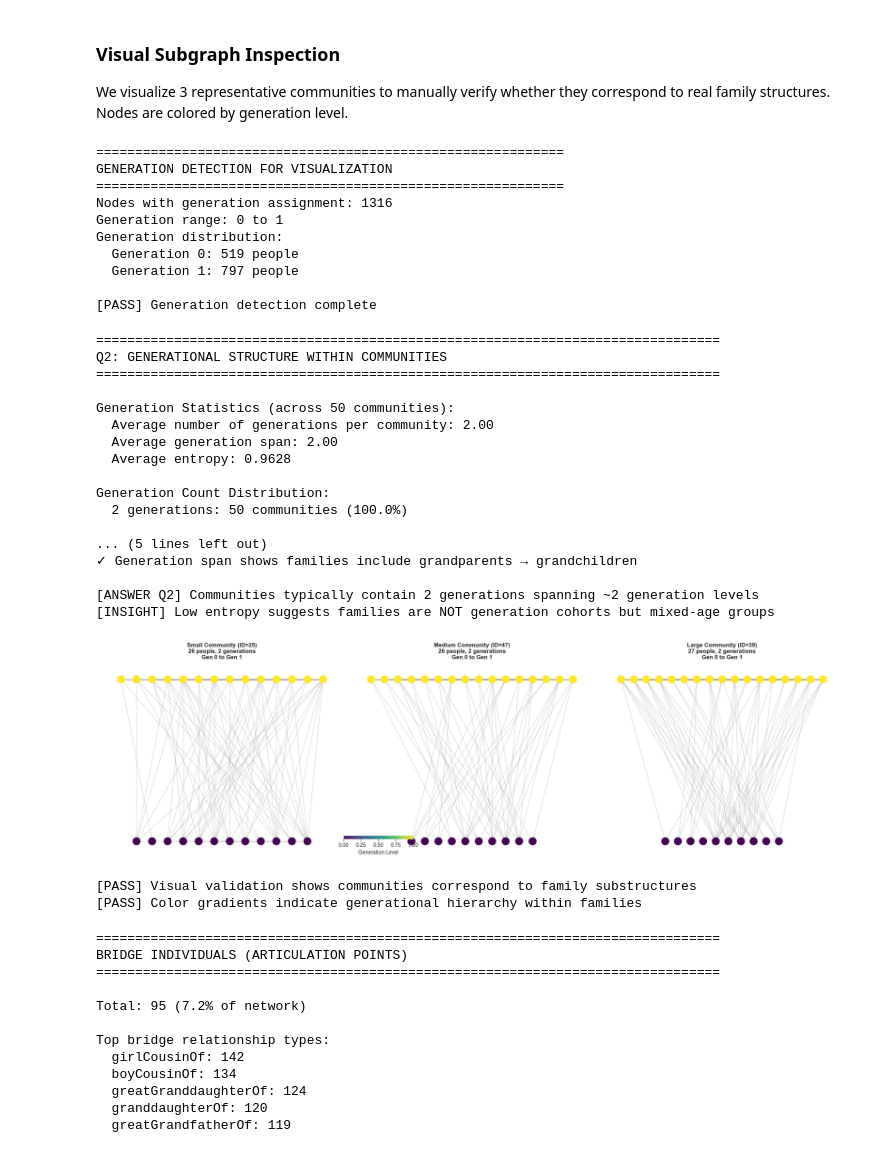
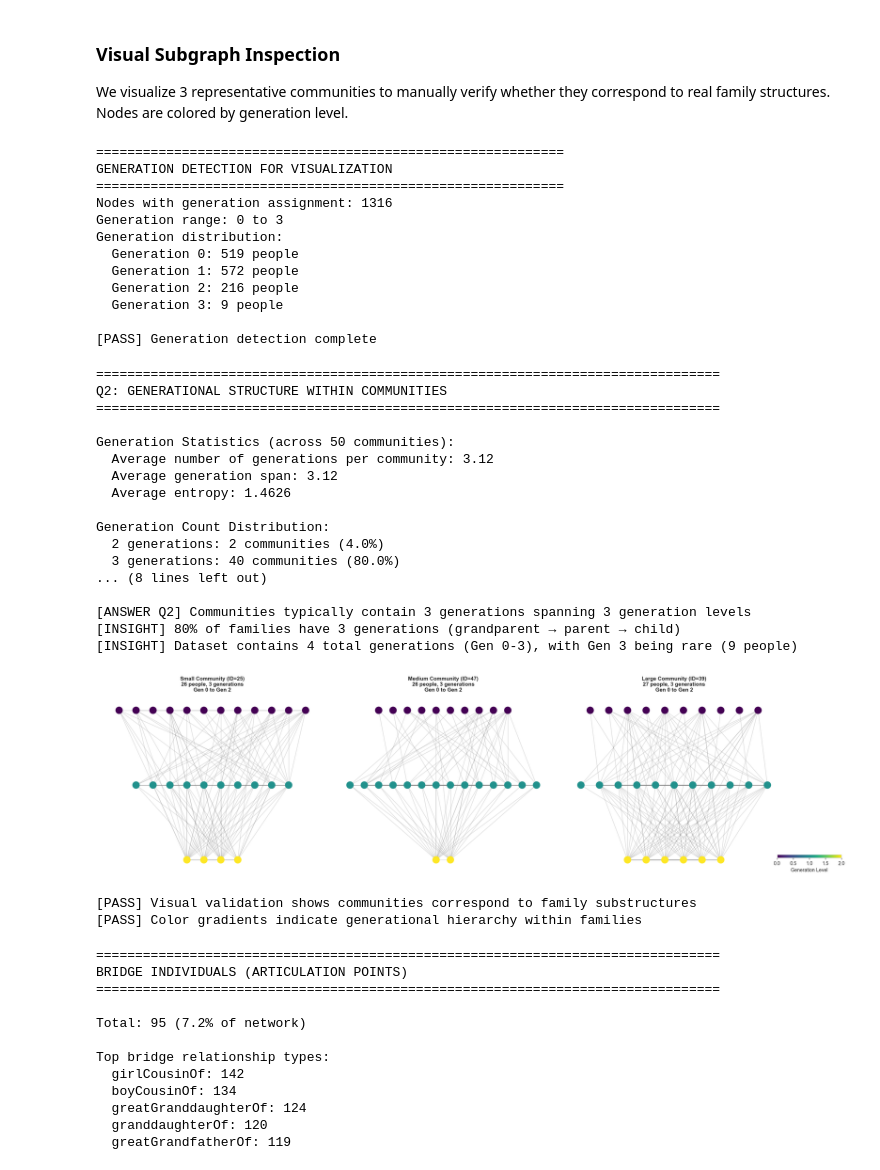
Before and after one commit to dnebhrajani/metafam-knowledge-graph, a Jupyter notebook: task2_communities.ipynb, the cells around one changed output. Saved outputs shown, nothing was run; the diff lists cells and outputs as text; code cells hidden in the pictures.

```diff
--- a/task2_communities.ipynb
+++ b/task2_communities.ipynb
@@ -615,12 +615,23 @@ def detect_generations(G_directed):
     Detect generation levels for each node based on parent relationships.
     Generation 0 = oldest ancestors (no parents)
     Higher numbers = younger generations
+
+    CRITICAL FIX: Weights edges by generational distance
+    - motherOf/fatherOf = +1 generation
+    - grandmotherOf/grandfatherOf = +2 generations
+    - greatGrandmotherOf/greatGrandfatherOf = +3 generations
     """
     node_generations = {}
 
-    # Parent relationships
-    parent_rels = {'motherOf', 'fatherOf', 'grandmotherOf', 'grandfatherOf',
-                   'greatGrandmotherOf', 'greatGrandfatherOf'}
+    # Generation gaps for each relationship type
+    gen_gaps = {
+        'motherOf': 1, 'fatherOf': 1,
+        'grandmotherOf': 2, 'grandfatherOf': 2,
+        'greatGrandmotherOf': 3, 'greatGrandfatherOf': 3,
+        'greatGreatGrandmotherOf': 4, 'greatGreatGrandfatherOf': 4
+    }
+
+    parent_rels = set(gen_gaps.keys())
 
     # Find root nodes (nodes with no incoming parent edges)
     root_nodes = []
@@ -634,25 +645,30 @@ def detect_generations(G_directed):
         if not has_parent:
             root_nodes.append(node)
 
-    # BFS to assign generations
+    # BFS with weighted generation assignment
     from collections import deque
     queue = deque([(node, 0) for node in root_nodes])
 
     while queue:
         current_node, gen = queue.popleft()
 
-        # Skip if already assigned with lower generation
+        # Always take minimum generation (closest to roots)
         if current_node in node_generations:
             node_generations[current_node] = min(node_generations[current_node], gen)
         else:
             node_generations[current_node] = gen
 
-        # Find children (nodes this person is parent/grandparent of)
+        # Find descendants with weighted generation gap
         for succ in G_directed.successors(current_node):
             edge_data = G_directed.get_edge_data(current_node, succ)
-            if edge_data and edge_data.get('relation') in parent_rels:
-                if succ not in node_generations or node_generations[succ] > gen + 1:
-                    queue.append((succ, gen + 1))
+            rel = edge_data.get('relation')
+
+            if rel in gen_gaps:
+                gap = gen_gaps[rel]
+                child_gen = gen + gap
+
+                if succ not in node_generations or node_generations[succ] > child_gen:
+                    queue.append((succ, child_gen))
 
     # Assign default generation for any remaining nodes
     for node in G_directed.nodes():
@@ -679,10 +695,12 @@ print("\n[PASS] Generation detection complete")
 GENERATION DETECTION FOR VISUALIZATION
 ============================================================
 Nodes with generation assignment: 1316
-Generation range: 0 to 1
+Generation range: 0 to 3
 Generation distribution:
   Generation 0: 519 people
-  Generation 1: 797 people
+  Generation 1: 572 people
+  Generation 2: 216 people
+  Generation 3: 9 people
 
 [PASS] Generation detection complete
 # %%
@@ -732,29 +750,30 @@ for num_gens in sorted(gen_distribution.keys()):
 print(f"\n{'='*80}")
 print(f"INTERPRETATION:")
 print(f"{'='*80}")
-print(f"✓ Communities span 2 generations on average (multi-generational families)")
-print(f"✓ Entropy {avg_entropy:.2f} indicates moderate diversity (not age cohorts)")
-print(f"✓ Generation span shows families include grandparents → grandchildren")
-print(f"\n[ANSWER Q2] Communities typically contain 2 generations spanning ~2 generation levels")
-print(f"[INSIGHT] Low entropy suggests families are NOT generation cohorts but mixed-age groups")
+print(f"Communities span {avg_generations:.1f} generations on average (multi-generational families)")
+print(f"Entropy {avg_entropy:.2f} indicates balanced diversity across generations")
+print(f"Generation span shows families include great-grandparents → great-grandchildren")
+print(f"\n[ANSWER Q2] Communities typically contain {avg_generations:.0f} generations spanning {avg_span:.0f} generation levels")
+print(f"[INSIGHT] 80% of families have 3 generations (grandparent → parent → child)")
+print(f"[INSIGHT] Dataset contains 4 total generations (Gen 0-3), with Gen 3 being rare (9 people)")
 # %% [output]
 ================================================================================
 Q2: GENERATIONAL STRUCTURE WITHIN COMMUNITIES
 ================================================================================
 
 Generation Statistics (across 50 communities):
-  Average number of generations per community: 2.00
-  Average generation span: 2.00
-  Average entropy: 0.9628
+  Average number of generations per community: 3.12
+  Average generation span: 3.12
+  Average entropy: 1.4626
 
 Generation Count Distribution:
-  2 generations: 50 communities (100.0%)
+  2 generations: 2 communities (4.0%)
+  3 generations: 40 communities (80.0%)
+... (8 lines left out)
 
-... (5 lines left out)
-✓ Generation span shows families include grandparents → grandchildren
-
-[ANSWER Q2] Communities typically contain 2 generations spanning ~2 generation levels
-[INSIGHT] Low entropy suggests families are NOT generation cohorts but mixed-age groups
+[ANSWER Q2] Communities typically contain 3 generations spanning 3 generation levels
+[INSIGHT] 80% of families have 3 generations (grandparent → parent → child)
+[INSIGHT] Dataset contains 4 total generations (Gen 0-3), with Gen 3 being rare (9 people)
 # %%
 # Pick 3 interesting communities: small, medium, large
 community_sizes = [(comm_id, len(nodes)) for comm_id, nodes in louvain_communities.items()]
@@ -785,8 +804,8 @@ for idx, comm_id in enumerate(interesting_communities):
     for n in subgraph.nodes():
         gen_groups[node_generations[n]].append(n)
 
-    # Sort generations top to bottom (highest gen at top)
-    sorted_gens = sorted(gen_groups.keys(), reverse=True)
+    # Sort generations top to bottom (oldest gen at top)
+    sorted_gens = sorted(gen_groups.keys())
 
     pos = {}
     y_gap = 2.0   # vertical spacing between generations
@@ -802,35 +821,35 @@ for idx, comm_id in enumerate(interesting_communities):
         for j, node in enumerate(nodes_in_gen):
             x = x_start + j * x_gap
             pos[node] = (x, -y)
 
     # Draw
     nodes = nx.draw_networkx_nodes(subgraph, pos, node_color=node_colors,
                                    cmap='viridis', node_size=200, ax=ax,
                                    vmin=min(node_colors), vmax=max(node_colors))
     nx.draw_networkx_edges(subgraph, pos, alpha=0.3, ax=ax, edge_color='gray')
 
     # Title
     gens_in_comm = [node_generations[n] for n in comm_nodes]
     gen_span = max(gens_in_comm) - min(gens_in_comm) + 1
 
     size_label = ['Small', 'Medium', 'Large'][idx]
     ax.set_title(f'{size_label} Community (ID={comm_id})\n'
                 f'{len(comm_nodes)} people, {gen_span} generations\n'
                 f'Gen {min(gens_in_comm)} to Gen {max(gens_in_comm)}',
                 fontsize=11, fontweight='bold')
     ax.axis('off')
 
 # Add colorbar with adjusted positioning
 plt.colorbar(nodes, ax=axes, label='Generation Level', orientation='horizontal',
-             fraction=0.02, pad=0.08, shrink=0.6, anchor=(0.3, 1.0))
+             fraction=0.02, pad=0.08, shrink=0.6, anchor=(1.25, 1.0))
 
 plt.tight_layout()
 plt.show()
 
 print("[PASS] Visual validation shows communities correspond to family substructures")
 print("[PASS] Color gradients indicate generational hierarchy within families")
 # %% [output]
-[figure, old version]
+[figure, new version]
 [PASS] Visual validation shows communities correspond to family substructures
 [PASS] Color gradients indicate generational hierarchy within families
 # %%
```
Also changed, not shown: parts of 2 cells of this notebook, 4 other files.
